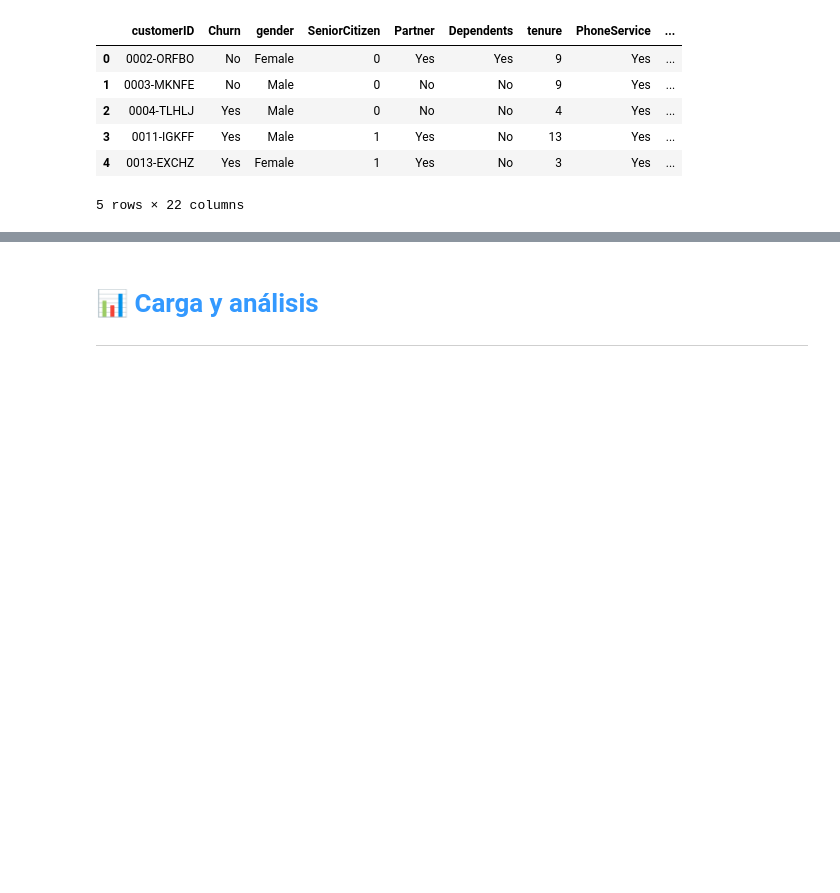
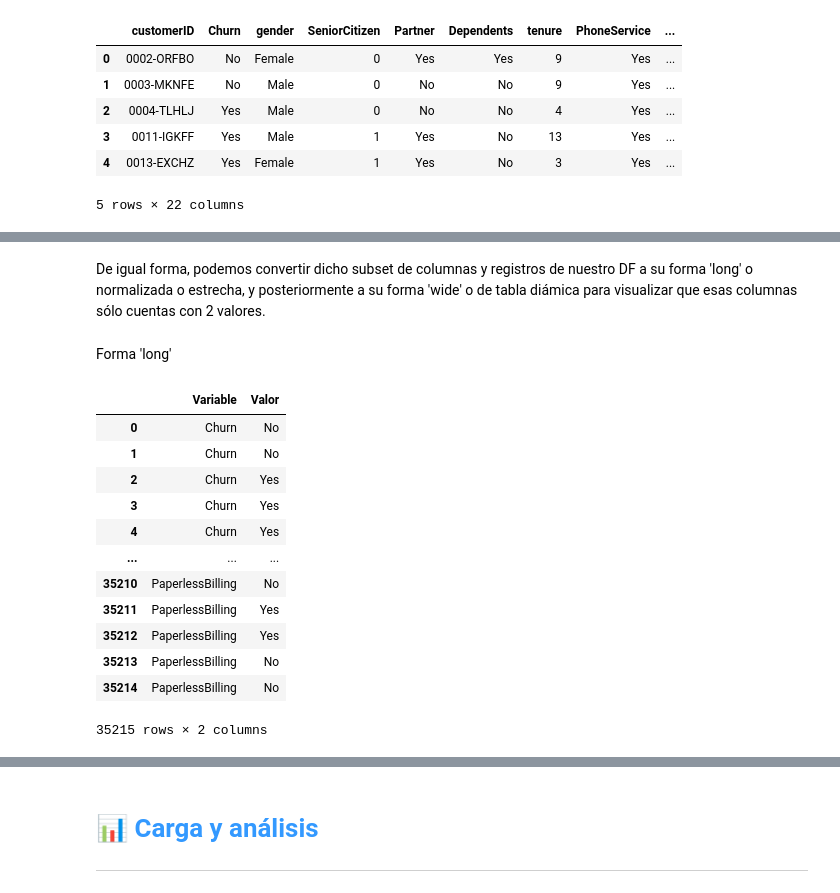
Before and after one commit to carloslozano-rg/challenge-telecom-x, a Jupyter notebook: TelecomX_LATAM.ipynb, the cells around one changed output, grey strips where cells are left out. Cells and saved outputs as stored; diff of their text form; code cells hidden in the pictures; blank space fills up the shorter version.

```diff
--- a/TelecomX_LATAM.ipynb
+++ b/TelecomX_LATAM.ipynb
@@ -830,0 +838,2 @@ telecom_x_consistente.head()
+# %%
+telecom_x_estandarizado = telecom_x_consistente.copy()
@@ -830,0 +862,3 @@ telecom_x_consistente.head()
+# %%
+columnas_para_transformar = ['Churn', 'Partner', 'Dependents', 'PhoneService', 'PaperlessBilling']
+columnas_para_transformar
@@ -830,0 +877,21 @@ telecom_x_consistente.head()
+# %% [markdown]
+De igual forma, podemos convertir dicho subset de columnas y registros de nuestro DF a su forma 'long' o normalizada o estrecha, y posteriormente a su forma 'wide' o de tabla diámica para visualizar que esas columnas sólo cuentas con 2 valores.
+# %% [markdown]
+Forma 'long'
+# %%
+df_melted = telecom_x_estandarizado.melt(value_vars=columnas_para_transformar, var_name= 'Variable', value_name='Valor')
+df_melted
+# %% [output]
+|  | Variable | Valor |
+| 0 | Churn | No |
+| 1 | Churn | No |
+| 2 | Churn | Yes |
+| 3 | Churn | Yes |
+| 4 | Churn | Yes |
+| ... | ... | ... |
+| 35210 | PaperlessBilling | No |
+| 35211 | PaperlessBilling | Yes |
+| 35212 | PaperlessBilling | Yes |
+| 35213 | PaperlessBilling | No |
+| 35214 | PaperlessBilling | No |
+35215 rows × 2 columns
```
Also changed, not shown: parts of 54 cells of this notebook, 1 other file.
